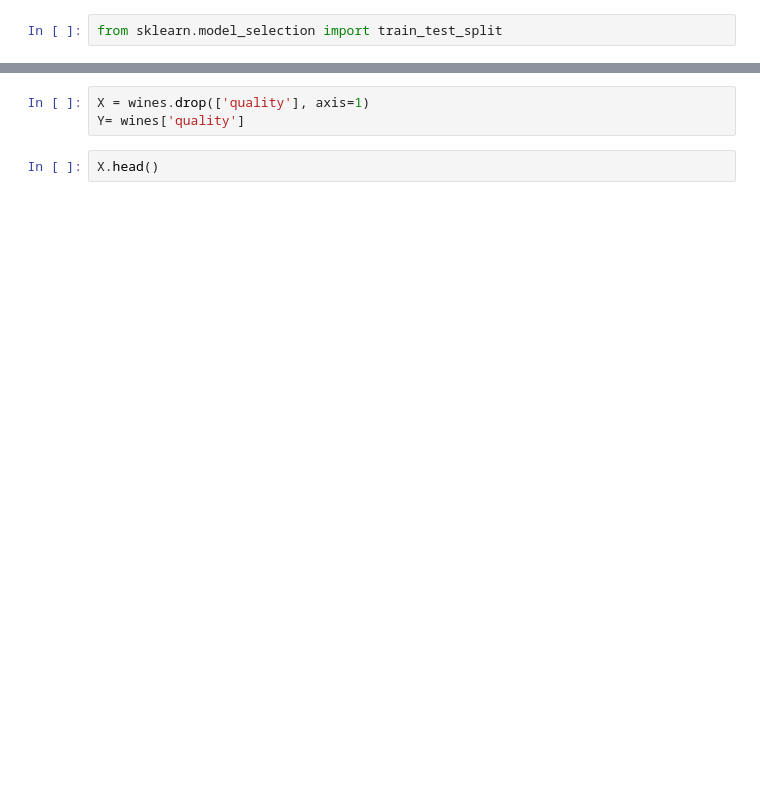
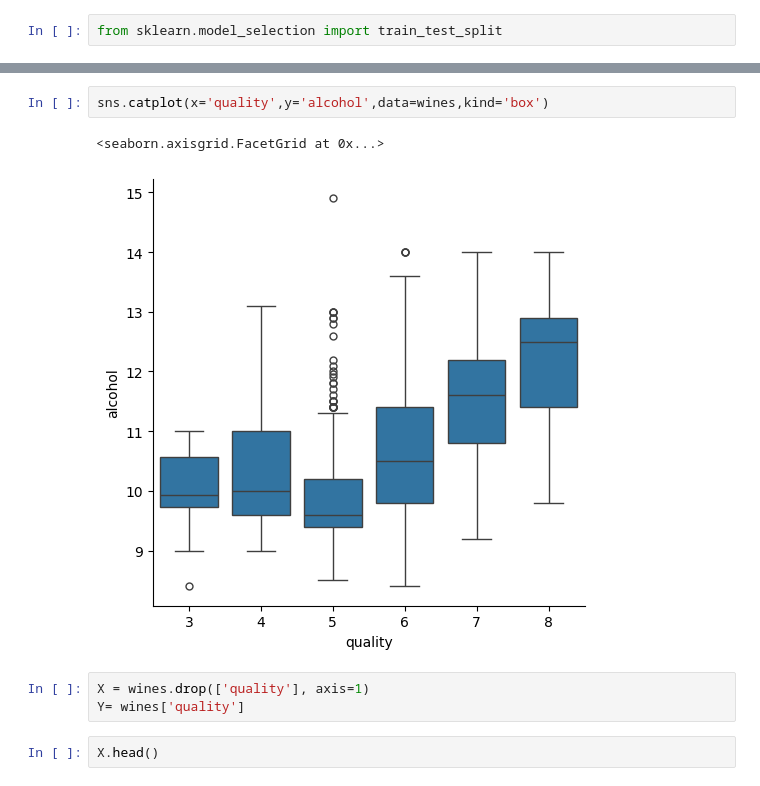
Before and after one commit to karan3409/End-End-ML-Project, a Jupyter notebook: research/Experiment.ipynb, the cells around one changed output, grey strips where cells are left out. Drawn from its saved outputs; the diff is of its cells as text; blank space fills up the shorter version.

Commit message:
data added

```diff
--- a/research/Experiment.ipynb
+++ b/research/Experiment.ipynb
@@ -83,3 +150,8 @@ wines.head()
+# %%
+sns.catplot(x='quality',y='alcohol',data=wines,kind='box')
+# %% [output]
+<seaborn.axisgrid.FacetGrid at 0x...>
+[figure, added]
 # %%
 X = wines.drop(['quality'], axis=1)
 Y= wines['quality']
```
Also changed, not shown: parts of 16 cells of this notebook, 1 other file.
